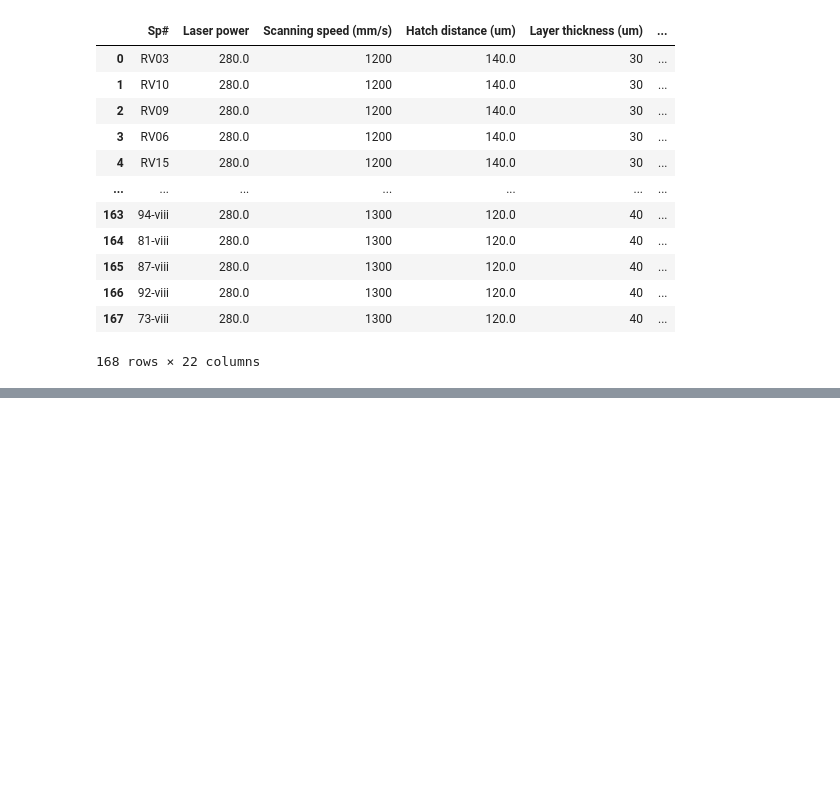
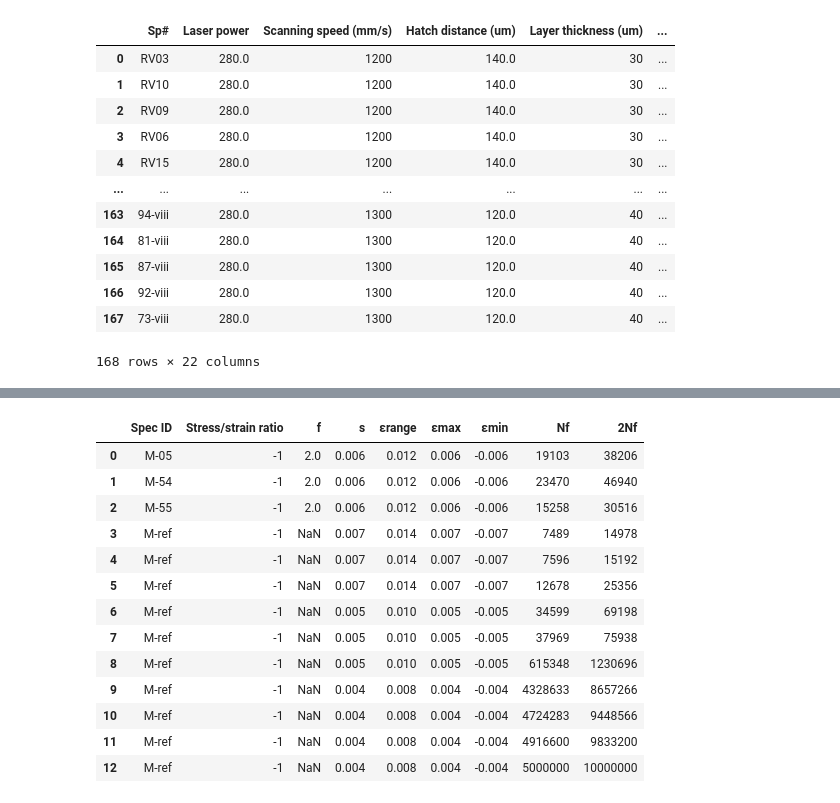
Before and after one commit to Anyi01/Project-VAL-modeling, a Jupyter notebook: SN curve.ipynb, the cells around one changed output, grey strips where cells are left out. Drawn from its saved outputs; the diff is of its cells as text; code cells hidden in the pictures; blank space fills up the shorter version.

```diff
--- a/SN curve.ipynb
+++ b/SN curve.ipynb
@@ -65,3 +88,22 @@ plt.show()
+# %%
+# Stain
+data = pd.read_excel('NSF_Ti64_Mean stress.xlsx',sheet_name='EOS') #Renishaw
+data
+# %% [output]
+|  | Spec ID | Stress/strain ratio | f | s | εrange | εmax | εmin | Nf | 2Nf |
+| 0 | M-05 | -1 | 2.0 | 0.006 | 0.012 | 0.006 | -0.006 | 19103 | 38206 |
+| 1 | M-54 | -1 | 2.0 | 0.006 | 0.012 | 0.006 | -0.006 | 23470 | 46940 |
+| 2 | M-55 | -1 | 2.0 | 0.006 | 0.012 | 0.006 | -0.006 | 15258 | 30516 |
+| 3 | M-ref | -1 | NaN | 0.007 | 0.014 | 0.007 | -0.007 | 7489 | 14978 |
+| 4 | M-ref | -1 | NaN | 0.007 | 0.014 | 0.007 | -0.007 | 7596 | 15192 |
+| 5 | M-ref | -1 | NaN | 0.007 | 0.014 | 0.007 | -0.007 | 12678 | 25356 |
+| 6 | M-ref | -1 | NaN | 0.005 | 0.010 | 0.005 | -0.005 | 34599 | 69198 |
+| 7 | M-ref | -1 | NaN | 0.005 | 0.010 | 0.005 | -0.005 | 37969 | 75938 |
+| 8 | M-ref | -1 | NaN | 0.005 | 0.010 | 0.005 | -0.005 | 615348 | 1230696 |
+| 9 | M-ref | -1 | NaN | 0.004 | 0.008 | 0.004 | -0.004 | 4328633 | 8657266 |
+| 10 | M-ref | -1 | NaN | 0.004 | 0.008 | 0.004 | -0.004 | 4724283 | 9448566 |
+| 11 | M-ref | -1 | NaN | 0.004 | 0.008 | 0.004 | -0.004 | 4916600 | 9833200 |
+| 12 | M-ref | -1 | NaN | 0.004 | 0.008 | 0.004 | -0.004 | 5000000 | 10000000 |
 # %%
 import numpy as np
 import matplotlib.pyplot as plt
```
Also changed, not shown: parts of 2 cells of this notebook, 1 other file.
